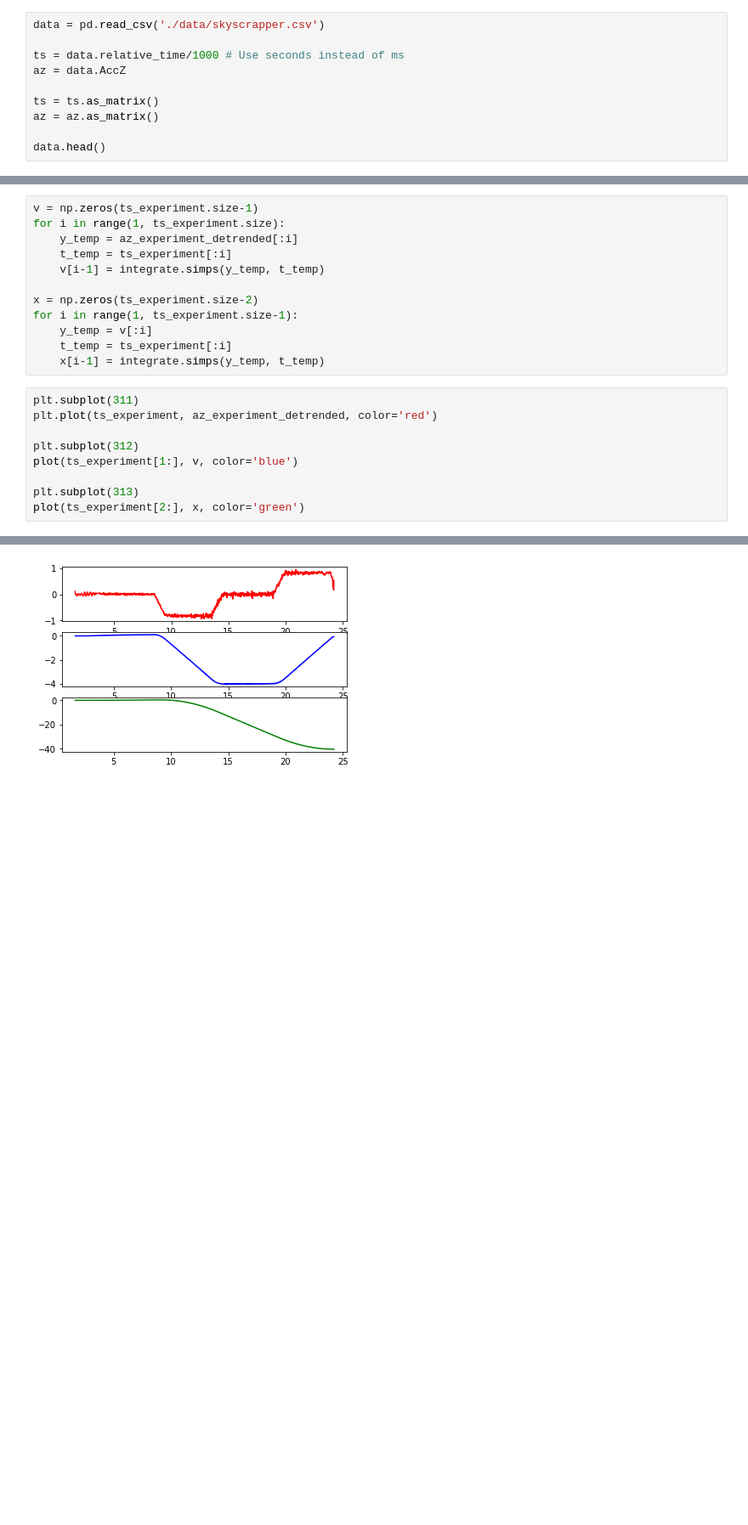
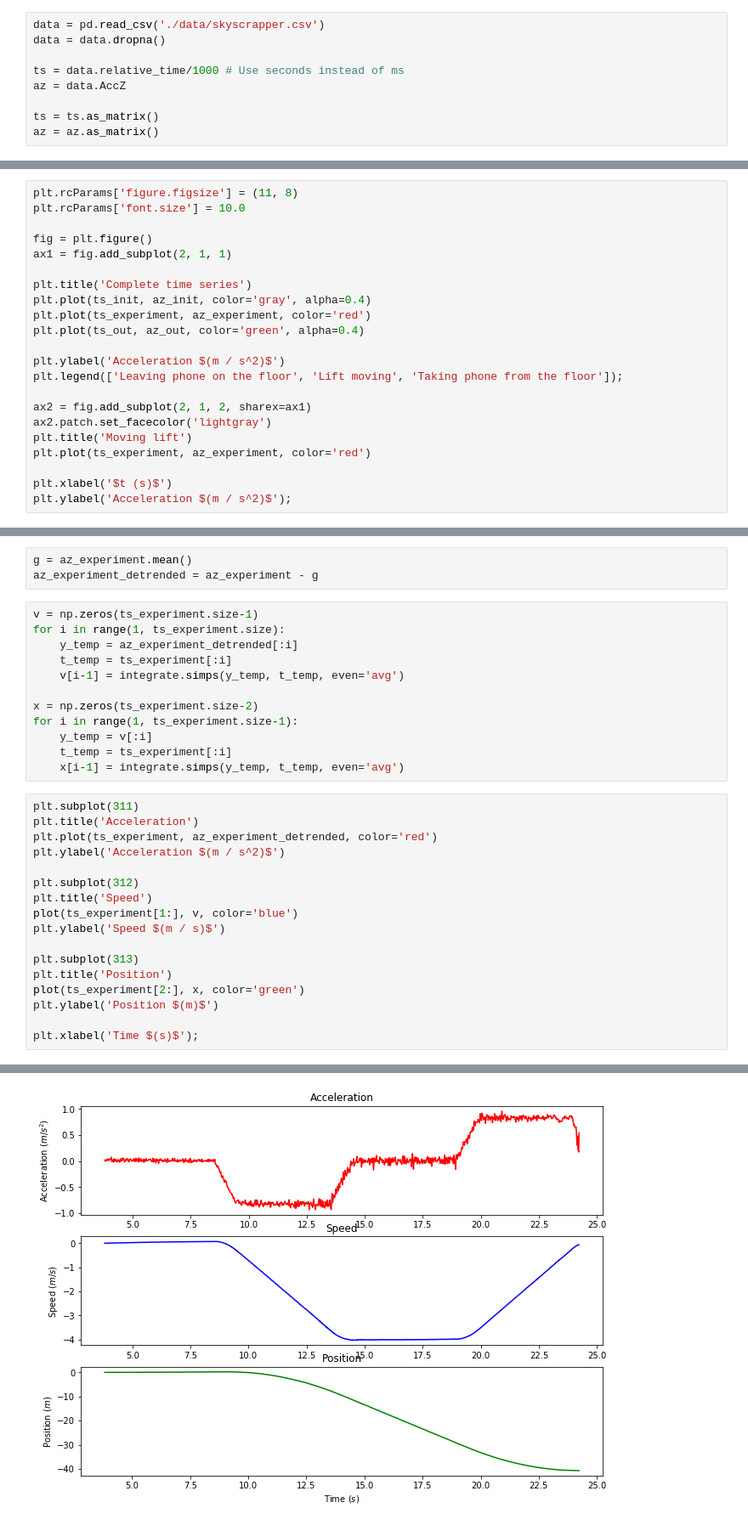
Before and after one commit to PabRod/elevator-tool, a Jupyter notebook: Analysis Skyscrapper.ipynb, the cells around one changed output, grey strips where cells are left out. Shown: that part at 85% size. Drawn from its saved outputs; the diff is of its cells as text; blank space fills up the shorter version.

```diff
--- a/Analysis Skyscrapper.ipynb
+++ b/Analysis Skyscrapper.ipynb
@@ -5,11 +7,10 @@ import pandas as pd
 Populating the interactive namespace from numpy and matplotlib
 # %%
 data = pd.read_csv('./data/skyscrapper.csv')
+data = data.dropna()
 
 ts = data.relative_time/1000 # Use seconds instead of ms
 az = data.AccZ
 
 ts = ts.as_matrix()
 az = az.as_matrix()
-
-data.head()
@@ -55,0 +27,22 @@ import numpy as np
+# %%
+plt.rcParams['figure.figsize'] = (11, 8)
+plt.rcParams['font.size'] = 10.0
+
+fig = plt.figure()
+ax1 = fig.add_subplot(2, 1, 1)
+
+plt.title('Complete time series')
+plt.plot(ts_init, az_init, color='gray', alpha=0.4)
+plt.plot(ts_experiment, az_experiment, color='red')
+plt.plot(ts_out, az_out, color='green', alpha=0.4)
+
+plt.ylabel('Acceleration $(m / s^2)$')
+plt.legend(['Leaving phone on the floor', 'Lift moving', 'Taking phone from the floor']);
+
+ax2 = fig.add_subplot(2, 1, 2, sharex=ax1)
+ax2.patch.set_facecolor('lightgray')
+plt.title('Moving lift')
+plt.plot(ts_experiment, az_experiment, color='red')
+
+plt.xlabel('$t (s)$')
+plt.ylabel('Acceleration $(m / s^2)$');
@@ -56,22 +51,33 @@ import numpy as np
+# %%
+g = az_experiment.mean()
+az_experiment_detrended = az_experiment - g
 # %%
 v = np.zeros(ts_experiment.size-1)
 for i in range(1, ts_experiment.size):
     y_temp = az_experiment_detrended[:i]
     t_temp = ts_experiment[:i]
-    v[i-1] = integrate.simps(y_temp, t_temp)
+    v[i-1] = integrate.simps(y_temp, t_temp, even='avg')
 
 x = np.zeros(ts_experiment.size-2)
 for i in range(1, ts_experiment.size-1):
     y_temp = v[:i]
     t_temp = ts_experiment[:i]
-    x[i-1] = integrate.simps(y_temp, t_temp)
+    x[i-1] = integrate.simps(y_temp, t_temp, even='avg')
 # %%
 plt.subplot(311)
+plt.title('Acceleration')
 plt.plot(ts_experiment, az_experiment_detrended, color='red')
+plt.ylabel('Acceleration $(m / s^2)$')
 
 plt.subplot(312)
+plt.title('Speed')
 plot(ts_experiment[1:], v, color='blue')
+plt.ylabel('Speed $(m / s)$')
 
 plt.subplot(313)
+plt.title('Position')
 plot(ts_experiment[2:], x, color='green')
+plt.ylabel('Position $(m)$')
+
+plt.xlabel('Time $(s)$');
 # %% [output]
@@ -79 +84 @@ plot(ts_experiment[2:], x, color='green')
-[figure, old version]
+[figure, new version]
```
Also changed, not shown: parts of 10 cells of this notebook, 1 other file.
